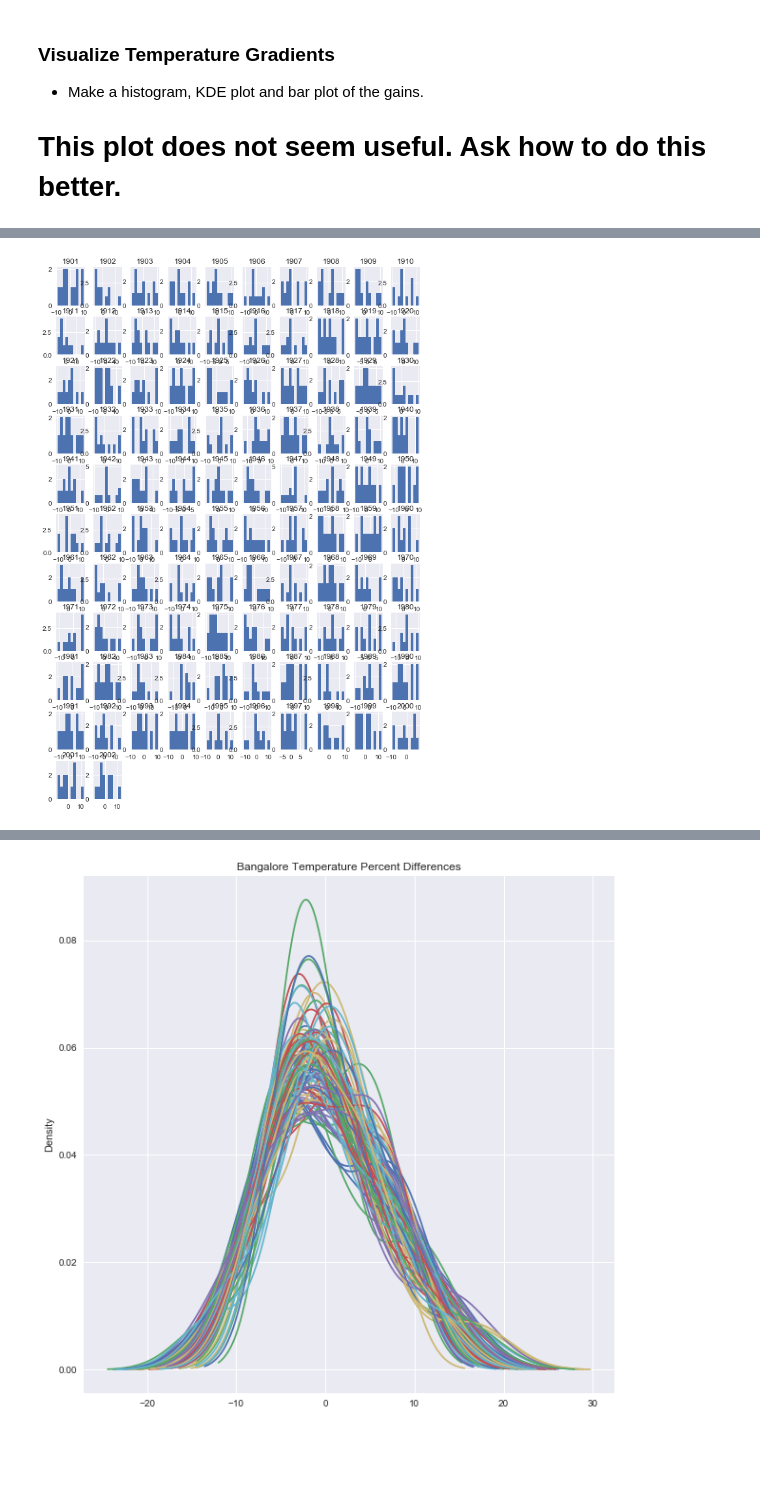
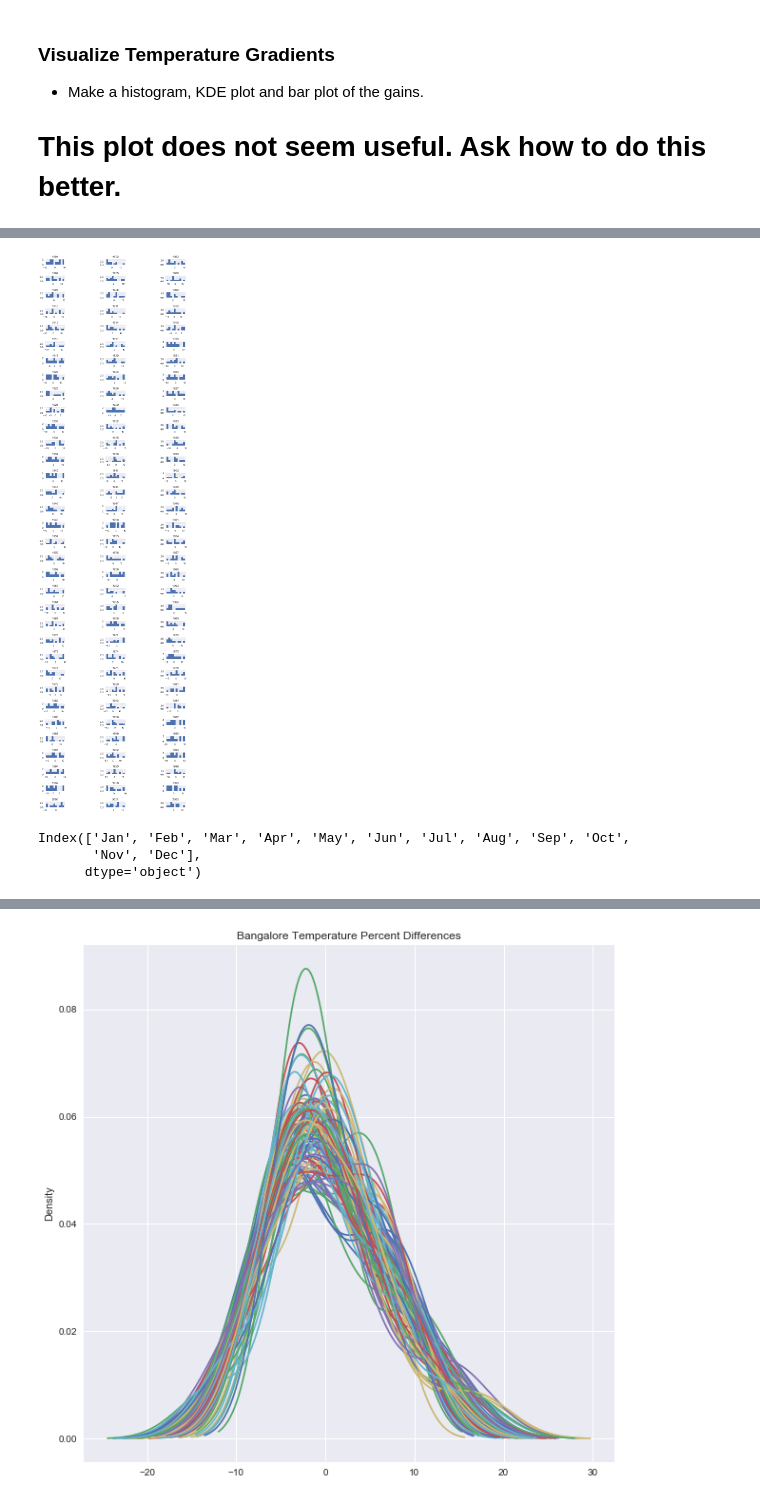
Before and after one commit to TimothyHelton/foundations, a Jupyter notebook: examples/bangalore.ipynb, the cells around one changed output, grey strips where cells are left out. Saved outputs shown, nothing was run; the diff lists cells and outputs as text; code cells hidden in the pictures; blank space fills up the shorter version.

Commit message:
FEAT: update Bangalore histogram plot

```diff
--- a/examples/bangalore.ipynb
+++ b/examples/bangalore.ipynb
@@ -187,4 +204,11 @@ delta.iloc[np.where(delta == delta.values.min())]
 # %%
-ax = delta.hist(figsize=(10,15));
+ax = delta.hist(figsize=(10,40),layout=(34, 3));
+plt.subplots_adjust(wspace=2, hspace=2);
 # %% [output]
-[figure, old version]
+[figure, new version]
+# %%
+delta.T.columns
+# %% [output]
+Index(['Jan', 'Feb', 'Mar', 'Apr', 'May', 'Jun', 'Jul', 'Aug', 'Sep', 'Oct',
+       'Nov', 'Dec'],
+      dtype='object')
```
Also changed, not shown: parts of 3 cells of this notebook.
